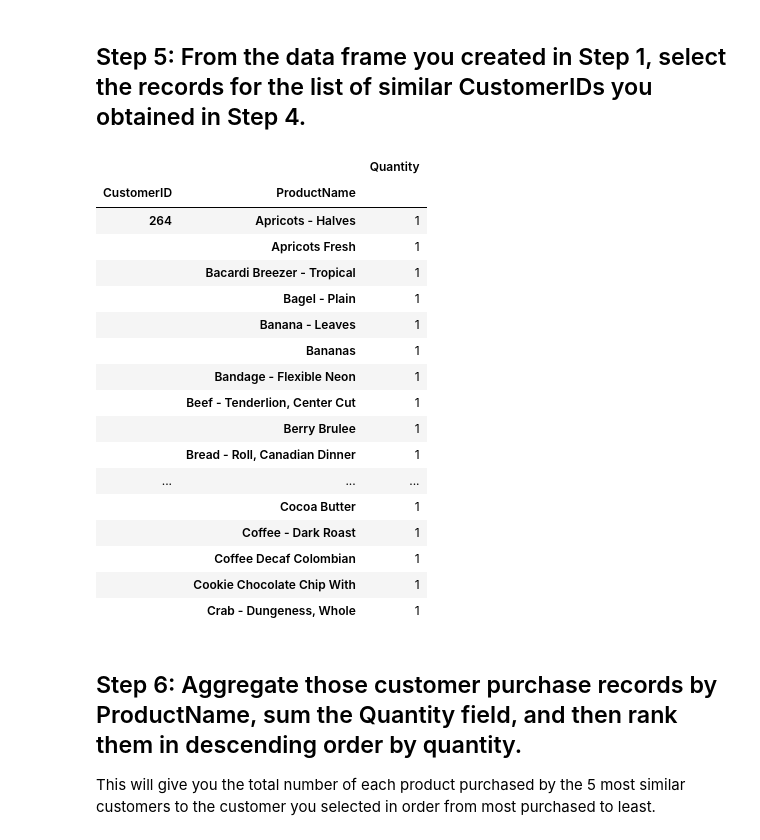
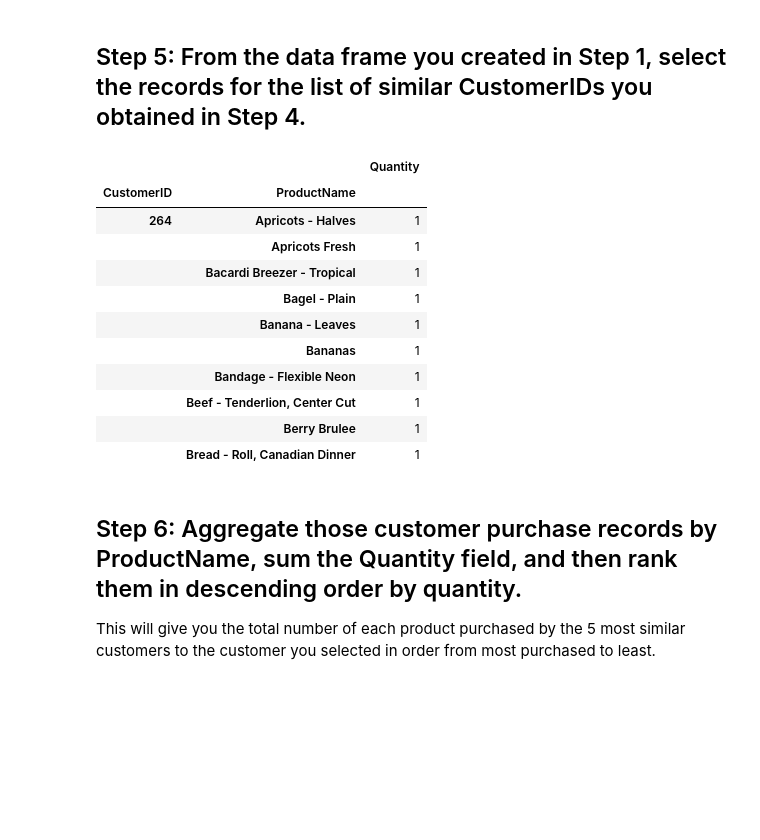
Before and after one commit to ironhack-datalabs/datamad1019, a Jupyter notebook: module-2/lab-intro-recommender-systems/your-code/main.ipynb, the cells around one changed output. Cells and saved outputs as stored; diff of their text form; code cells hidden in the pictures; blank space fills up the shorter version.

```diff
--- a/module-2/lab-intro-recommender-systems/your-code/main.ipynb
+++ b/module-2/lab-intro-recommender-systems/your-code/main.ipynb
@@ -100,26 +81,20 @@ listaTop5
 ## Step 5: From the data frame you created in Step 1, select the records for the list of similar CustomerIDs you obtained in Step 4.
 # %%
 df = newdata.loc[listaTop5]
-df.head(20)
+df.head(10)
 # %% [output]
 |  |  | Quantity |
 | CustomerID | ProductName |  |
 | 264 | Apricots - Halves | 1 |
 |  | Apricots Fresh | 1 |
 |  | Bacardi Breezer - Tropical | 1 |
 |  | Bagel - Plain | 1 |
 |  | Banana - Leaves | 1 |
 |  | Bananas | 1 |
 |  | Bandage - Flexible Neon | 1 |
 |  | Beef - Tenderlion, Center Cut | 1 |
 |  | Berry Brulee | 1 |
 |  | Bread - Roll, Canadian Dinner | 1 |
-| ... | ... | ... |
-|  | Cocoa Butter | 1 |
-|  | Coffee - Dark Roast | 1 |
-|  | Coffee Decaf Colombian | 1 |
-|  | Cookie Chocolate Chip With | 1 |
-|  | Crab - Dungeness, Whole | 1 |
 # %% [markdown]
 ## Step 6: Aggregate those customer purchase records by ProductName, sum the Quantity field, and then rank them in descending order by quantity.
 
```
Also changed, not shown: parts of 5 cells of this notebook.
